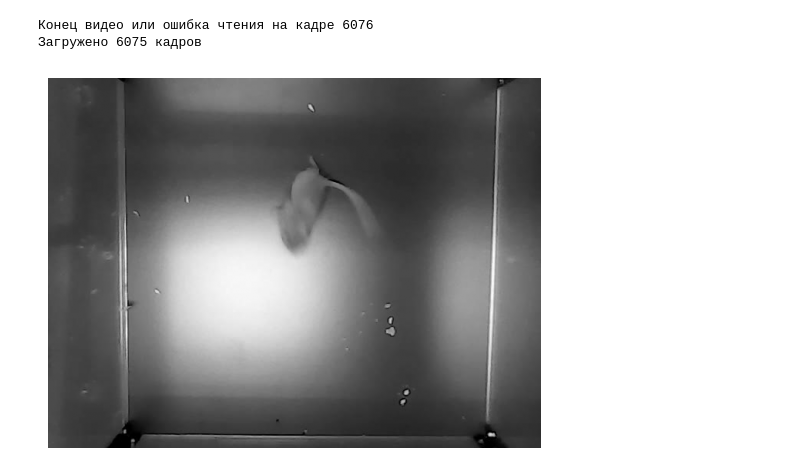
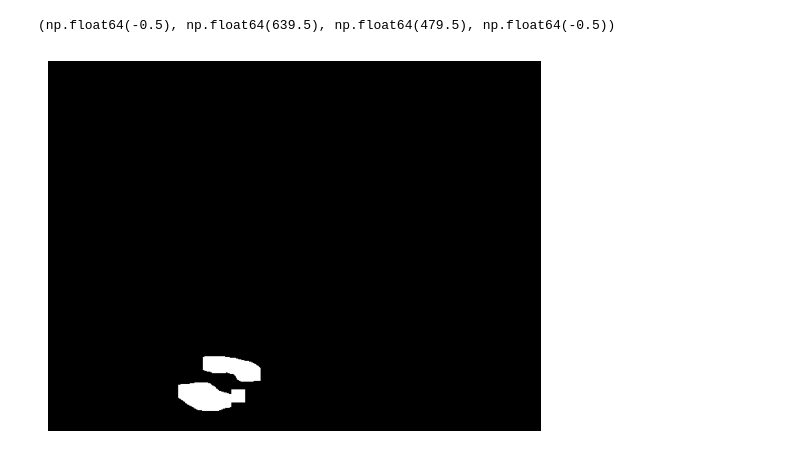
Before and after one commit to flymnss/cv, a Jupyter notebook: lab3/lab3.ipynb, the cells around one changed output. Cells and saved outputs as stored; diff of their text form; code cells hidden in the pictures.

```diff
--- a/lab3/lab3.ipynb
+++ b/lab3/lab3.ipynb
@@ -16,43 +116,7 @@ plt.savefig('mice.png', dpi=300, bbox_inches='tight')
-# %%
-# Инициализируем счетчик кадров, начинаем с 1
-i=1
-
-imgs = [] # пустой список Python, который будет использоваться для накопления всех обработанных кадров
-# Каждый кадр будет добавлен в этот список для последующей обработки или анализа
-
-while True: # while True создает цикл, который будет выполняться до тех пор, пока не встретит команду break
-    success, img = cap.read() # cap.read() читает один кадр из видеофайла
-    # success — True если кадр успешно прочитан, False если достигнут конец видео или произошла ошибка
-
-    # Проверка валидности прочитанного кадра
-    if not success or img is None or img.size == 0: # not success — если чтение не удалось (конец видео или ошибка)
-        # img is None — если кадр не существует, img.size == 0 — если массив пустой
-        print(f"Конец видео или ошибка чтения на кадре {i}")
-        break
-
-    # Преобразование кадра в оттенки серого
-    # Для уменьшения объема данных, упрощения последующей обработки (детекции движения), повышения скорости обработки
-    img_grey = cv2.cvtColor(img, cv2.COLOR_BGR2GRAY)
-    imgs.append(img_grey) # Метод append() добавляет преобразованный кадр img_grey в конец списка imgs
-
-    # Увеличивает переменную i на 1
-    i += 1 # Это позволяет отслеживать номер следующего кадра и выводить корректную информацию при возникновении ошибки
-
-cap.release() # cap.release() закрывает видеофайл и освобождает все системные ресурсы, связанные с объектом VideoCapture
-# Это для предотвращения утечек памяти и корректного завершения работы с файлом
-print(f"Загружено {len(imgs)} кадров")
-# %% [output]
-Конец видео или ошибка чтения на кадре 6076
-Загружено 6075 кадров
-# %%
-plt.imshow(imgs[2000], cmap='gray') # то есть 3001-й кадр, так как индексация в Python начинается с 0
-# cmap='gray' — параметр цветовой карты (colormap), который указывает, что изображение следует отображать в оттенках серого
-# Поскольку imgs содержит изображения в оттенках серого (одноканальные), параметр cmap='gray' обязателен
-# Без него Matplotlib может отобразить изображение в псевдоцветах (например, в фиолетово-желтой гамме по умолчанию)
-
-plt.axis('off')  # Отключаем оси
-
-plt.savefig('MiceGray.png', dpi=300, bbox_inches='tight')
-plt.show()
-# %% [output]
-[figure, removed]
+# %%
+mouse = get_mouse(diff_image)
+plt.imshow(mouse, cmap='gray')
+plt.axis('off')
+# %% [output]
+(np.float64(-0.5), np.float64(639.5), np.float64(479.5), np.float64(-0.5))
+[figure, added]
```
Also changed, not shown: parts of 19 cells of this notebook, 12 other files.
